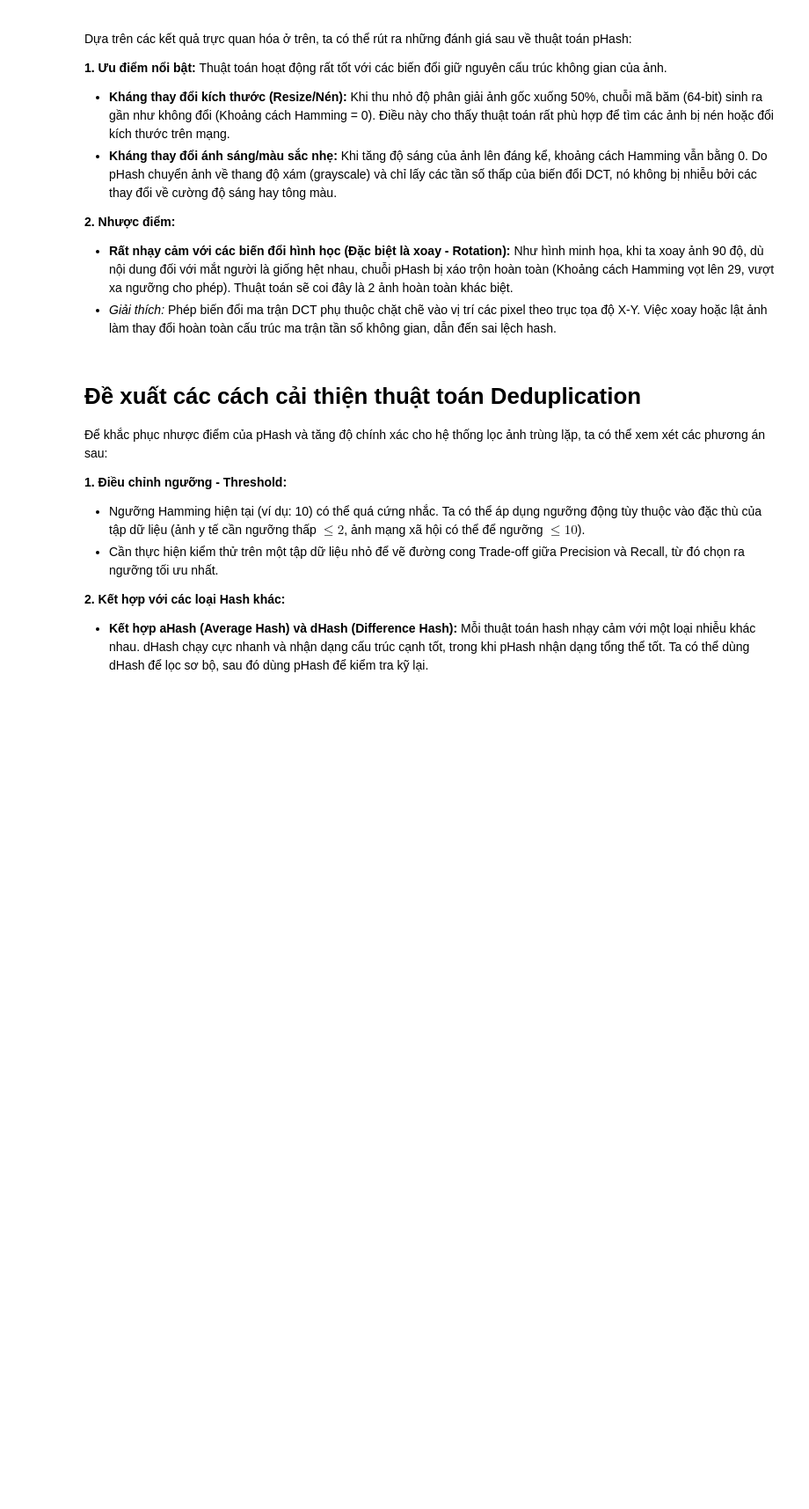
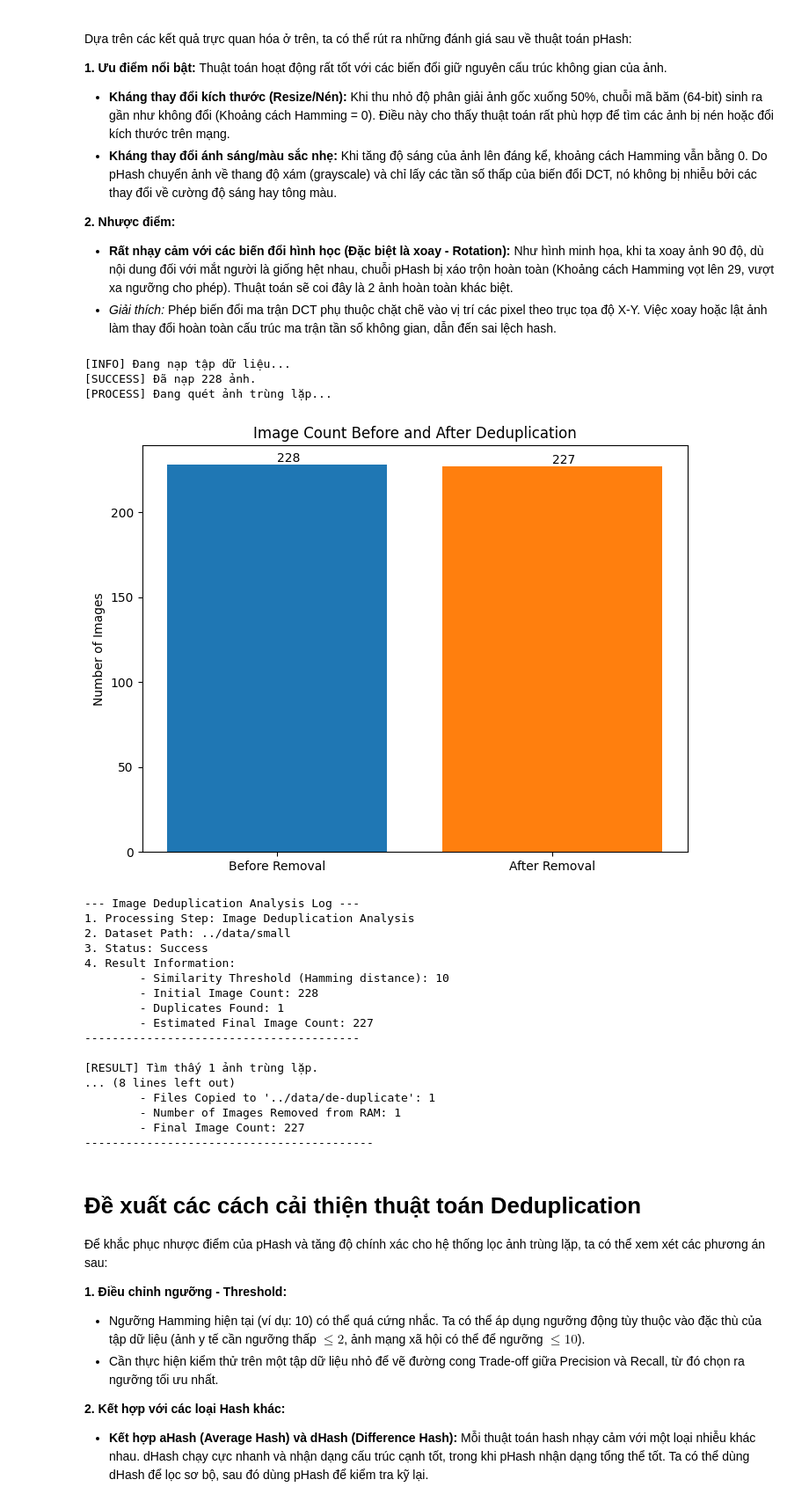
Before and after one commit to Taylor3691/mining-beyond-boundaries, a Jupyter notebook: notebooks/Hung-image.deduplicate.process.ipynb, the cells around one changed output. Shown at 88% size. Saved outputs shown, nothing was run; the diff lists cells and outputs as text; code cells hidden in the pictures; blank space fills up the shorter version.

Commit message:
feature: add image deduplication pipeline and cleanup logic

```diff
--- a/notebooks/Hung-image.deduplicate.process.ipynb
+++ b/notebooks/Hung-image.deduplicate.process.ipynb
@@ -157,6 +157,81 @@ Thuật toán hoạt động rất tốt với các biến đổi giữ nguyên
 **2. Nhược điểm:**
 * **Rất nhạy cảm với các biến đổi hình học (Đặc biệt là xoay - Rotation):** Như hình minh họa, khi ta xoay ảnh 90 độ, dù nội dung đối với mắt người là giống hệt nhau, chuỗi pHash bị xáo trộn hoàn toàn (Khoảng cách Hamming vọt lên 29, vượt xa ngưỡng cho phép). Thuật toán sẽ coi đây là 2 ảnh hoàn toàn khác biệt.
 * *Giải thích:* Phép biến đổi ma trận DCT phụ thuộc chặt chẽ vào vị trí các pixel theo trục tọa độ X-Y. Việc xoay hoặc lật ảnh làm thay đổi hoàn toàn cấu trúc ma trận tần số không gian, dẫn đến sai lệch hash.
+# %%
+from image.dataset import ImageDataset
+from image.preprocessing_remove_duplication import RemoveDuplication
+
+# 1. Khởi tạo và nạp dữ liệu chuẩn hóa
+print("[INFO] Đang nạp tập dữ liệu...")
+dataset_path = "../data/small"
+dataset = ImageDataset(dataset_path)
+
+# Nạp ảnh thủ công để đảm bảo tính đồng nhất (128x128) tránh lỗi inhomogeneous
+X, Y, paths, names = [], [], [], []
+class_map = {d: i for i, d in enumerate(sorted(os.listdir(dataset_path))) if os.path.isdir(os.path.join(dataset_path, d))}
+
+for c_name, c_idx in class_map.items():
+    c_dir = os.path.join(dataset_path, c_name)
+    for f in os.listdir(c_dir):
+        if f.lower().endswith(('.jpg', '.jpeg', '.png')):
+            p = os.path.join(c_dir, f)
+            img = cv2.imread(p)
+            if img is not None:
+                X.append(cv2.resize(img, (128, 128)))
+                Y.append(c_idx); paths.append(p); names.append(f)
+
+dataset._images, dataset._labels, dataset._paths, dataset._file_names = X, Y, paths, names
+dataset._size = len(X); dataset._shape = (len(X), 128, 128, 3)
+print(f"[SUCCESS] Đã nạp {dataset._size} ảnh.")
+
+# 2. Phát hiện trùng lặp
+print("[PROCESS] Đang quét ảnh trùng lặp...")
+deduper.run(dataset)
+
+# 3. Hiển thị mẫu cặp ảnh trùng kèm chuỗi Hash
+if len(deduper._indices_to_remove) > 0:
+    print(f"[RESULT] Tìm thấy {len(deduper._indices_to_remove)} ảnh trùng lặp.")
+    all_imgs, _ = dataset.images
+    hashes = [deduper._calculate_phash(img) for img in all_imgs]
+
+    count = 0
+    for r_idx in list(deduper._indices_to_remove):
+        if count >= 2: break
+        r_hash = hashes[r_idx]
+        for k_idx in range(dataset._size):
+            if k_idx not in deduper._indices_to_remove:
+                dist = deduper._hamming_distance(r_hash, hashes[k_idx])
+                if dist <= deduper._threshold:
+                    print(f"Cặp trùng lặp: {dataset._file_names[k_idx]} <-> {dataset._file_names[r_idx]}")
+                    print(f" > Hash A: {hashes[k_idx]}\n > Hash B: {r_hash}")
+                    count += 1; break
+
+# 4. Loại bỏ ảnh trùng lặp
+output_dir = "../data/de-duplicate"
+remover = RemoveDuplication(indices_to_remove=deduper._indices_to_remove, output_dir=output_dir)
+remover.run(dataset)
+# %% [output]
+[INFO] Đang nạp tập dữ liệu...
+[SUCCESS] Đã nạp 228 ảnh.
+[PROCESS] Đang quét ảnh trùng lặp...
+[figure, added]
+--- Image Deduplication Analysis Log ---
+1. Processing Step: Image Deduplication Analysis
+2. Dataset Path: ../data/small
+3. Status: Success
+4. Result Information:
+        - Similarity Threshold (Hamming distance): 10
+        - Initial Image Count: 228
+        - Duplicates Found: 1
+        - Estimated Final Image Count: 227
+----------------------------------------
+
+[RESULT] Tìm thấy 1 ảnh trùng lặp.
+... (8 lines left out)
+        - Files Copied to '../data/de-duplicate': 1
+        - Number of Images Removed from RAM: 1
+        - Final Image Count: 227
+------------------------------------------
 # %% [markdown]
 # Đề xuất các cách cải thiện thuật toán Deduplication
 
```
